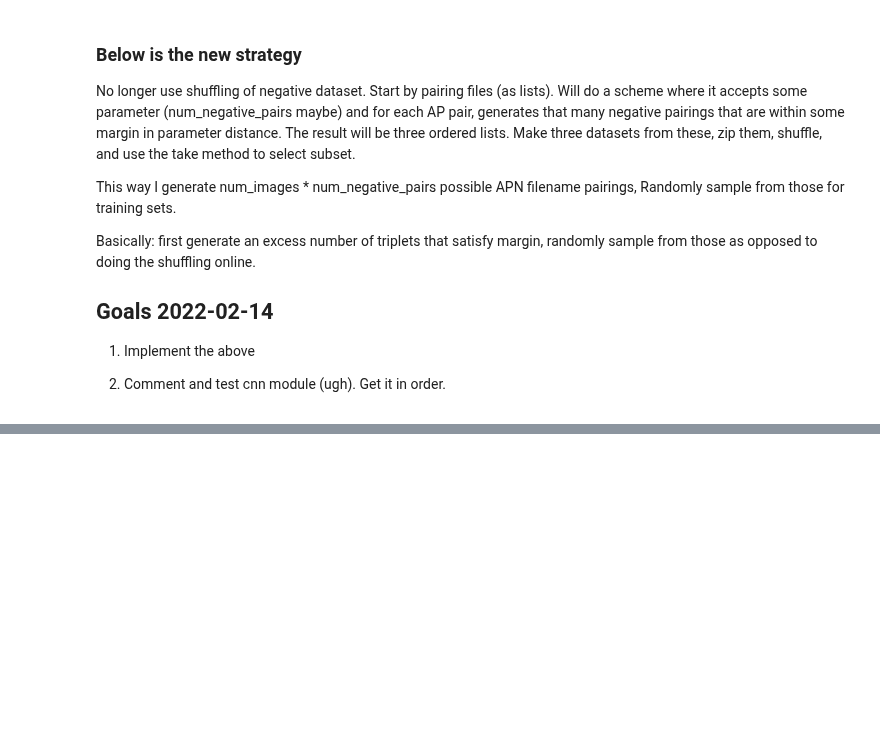
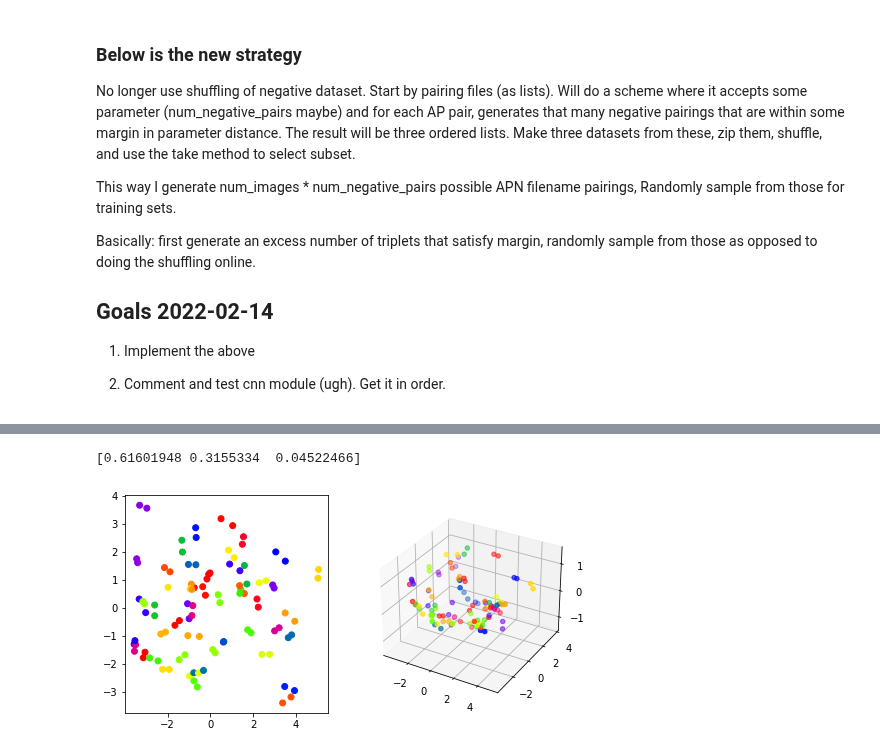
Before and after one commit to michaelrstadler/rpb1, a Jupyter notebook: bin/notebooks/20220212-buildCNNassessor-curriculumlearning.ipynb, the cells around one changed output, grey strips where cells are left out. Cells and saved outputs as stored; diff of their text form; code cells hidden in the pictures; blank space fills up the shorter version.

```diff
--- a/bin/notebooks/20220212-buildCNNassessor-curriculumlearning.ipynb
+++ b/bin/notebooks/20220212-buildCNNassessor-curriculumlearning.ipynb
@@ -393,11 +376,3 @@ def process(x):
     x = tf.py_function(f, [x,], [tf.string,])
     return x
 _ = ds.map(process)
-# %%
-base_cnn = cn.make_base_cnn_2d(image_shape=(100,100))
-embedding = cn.make_embedding(base_cnn)
-siamese_network = cn.make_siamese_network(embedding)
-siamese_model = cn.SiameseModel(siamese_network)
-
-train_ds, val_ds = cn.make_triplet_inputs(Path('/Users/michaelstadler/Bioinformatics/Projects/rpb1/results/testsims_uPoNivMJ'), mip=True)
-siamese_model.compile(optimizer=tf.keras.optimizers.Adam(0.0001))
@@ -433,0 +542,20 @@ training time: 28.399006128311157
+# %%
+import tempfile
+def test_pdf(embeddings1, embeddings2):
+    ranks = compare_embeddings_self(embeddings1, embeddings2)
+    plot_pca(embeddings1, embeddings2)
+    pdf = FPDF()
+    pdf.add_page()
+    pdf.set_font('Arial', 'B', 16)
+    pdf.cell(40, 10, 'Hello World!')
+    #plt.scatter(np.random.random(10), np.random.random(10))
+    with tempfile.NamedTemporaryFile('w', suffix='.png') as f:
+        plt.savefig(f.name, dpi=150)
+        pdf.image(f.name, w=65, h=50)
+    pdf.output('/Users/michaelstadler/Bioinformatics/Projects/rpb1/results/gridsearch/test.pdf', 'F')
+
+
+test_pdf(im_embeddings1, im_embeddings2)
+# %% [output]
+[0.61601948 0.3155334  0.04522466]
+[figure, added]
```
Also changed, not shown: parts of 37 cells of this notebook, 4 other files.
